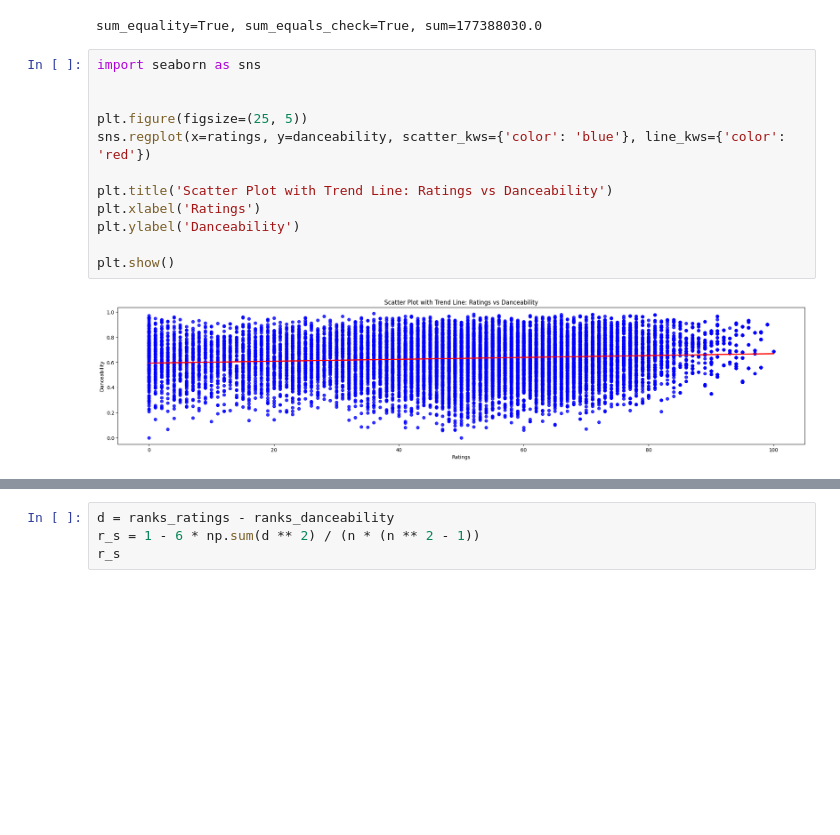
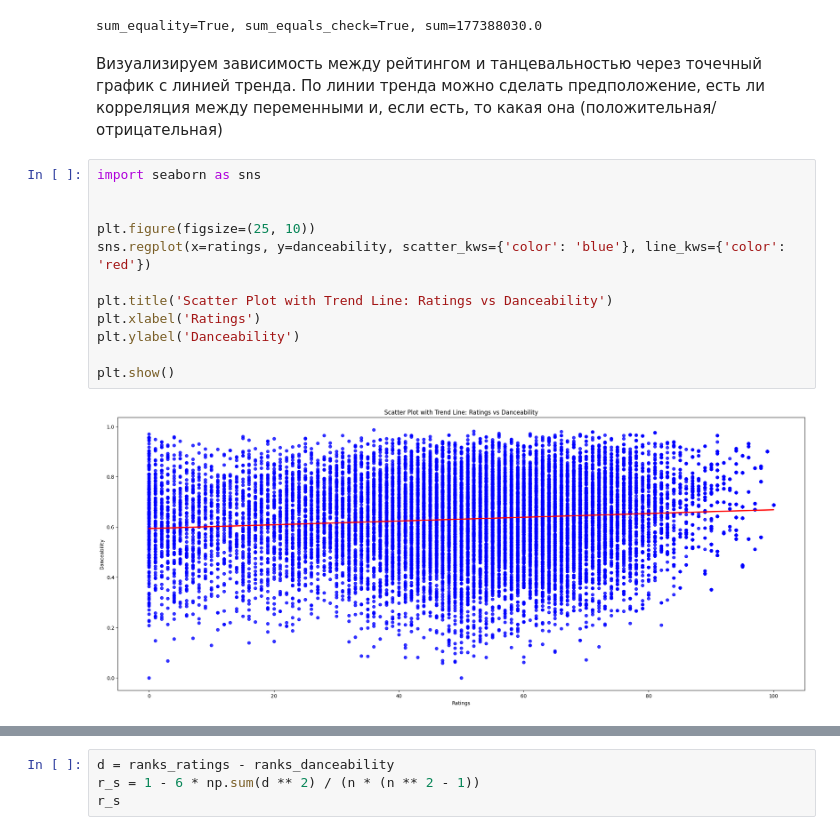
Before and after one commit to alexexexei/math-stats, a Jupyter notebook: lab_3/lab_3.ipynb, the cells around one changed output, grey strips where cells are left out. Cells and saved outputs as stored; diff of their text form; blank space fills up the shorter version.

```diff
--- a/lab_3/lab_3.ipynb
+++ b/lab_3/lab_3.ipynb
@@ -384,17 +391,19 @@ check = (n + 1) * n / 2
 print(f'sum_equality={sum_ranks_ratings == sum_ranks_danceability}, sum_equals_check={sum_ranks_ratings == check}, sum={sum_ranks_ratings}')
 # %% [output]
 sum_equality=True, sum_equals_check=True, sum=177388030.0
+# %% [markdown]
+Визуализируем зависимость между рейтингом и танцевальностью через точечный график с линией тренда. По линии тренда можно сделать предположение, есть ли корреляция между переменными и, если есть, то какая она (положительная/отрицательная)
 # %%
 import seaborn as sns
 
 
-plt.figure(figsize=(25, 5))
+plt.figure(figsize=(25, 10))
 sns.regplot(x=ratings, y=danceability, scatter_kws={'color': 'blue'}, line_kws={'color': 'red'})
 
 plt.title('Scatter Plot with Trend Line: Ratings vs Danceability')
 plt.xlabel('Ratings')
 plt.ylabel('Danceability')
 
 plt.show()
 # %% [output]
-[figure, old version]
+[figure, new version]
```
Also changed, not shown: parts of 41 cells of this notebook.
